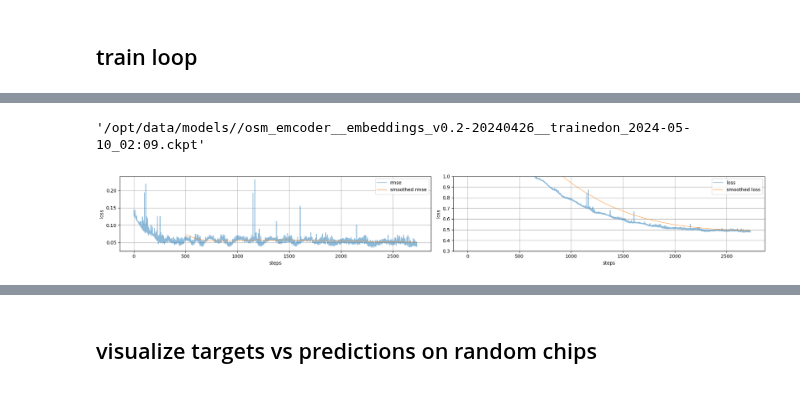
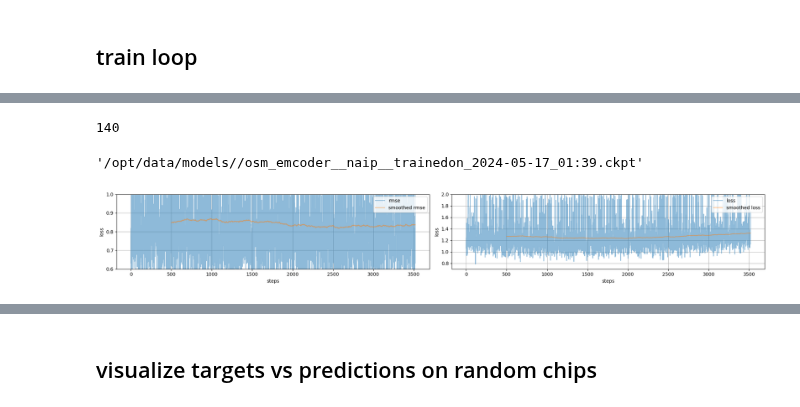
Before and after one commit to Clay-foundation/earth-text, a Jupyter notebook: notebooks/naip/08 - osm encoder.ipynb, the cells around one changed output, grey strips where cells are left out. Saved outputs shown, nothing was run; the diff lists cells and outputs as text; code cells hidden in the pictures.

Commit message:
naip search

```diff
--- a/notebooks/naip/08 - osm encoder.ipynb
+++ b/notebooks/naip/08 - osm encoder.ipynb
@@ -185,12 +165,16 @@ epoch  15 step 1185 loss 0.22552 rmse 0.03703 params 0.0190121 output_stdev 0.01
+# %%
+len(m.osm_tags_names)
+# %% [output]
+140
 # %%
 models_folder = "/opt/data/models/"
 # %%
 # save model
 from datetime import datetime
 models_folder = "/opt/data/models/"
-embeddings_version = conf.dataloader.embeddings_folder.split("/")[-1]
+embeddings_version = 'naip'
 nowstr = datetime.today().strftime("%Y-%m-%d_%H:%M")
-#model_name = f"osm_emcoder__{embeddings_version}__trainedon_{nowstr}"
+model_name = f"osm_emcoder__{embeddings_version}__trainedon_{nowstr}"
 model_conf_fname = f"{models_folder}/{model_name}.yaml"
 model_ckpt_fname = f"{models_folder}/{model_name}.ckpt"
 
@@ -200,21 +184,21 @@ torch.save(m.state_dict(), model_ckpt_fname)
 
 model_ckpt_fname
 # %% [output]
-'/opt/data/models//osm_emcoder__embeddings_v0.2-20240426__trainedon_2024-05-10_02:09.ckpt'
+'/opt/data/models//osm_emcoder__naip__trainedon_2024-05-17_01:39.ckpt'
 # %%
 def ploth(h, name='loss', ylim=None, ax=None):
     lossp = pd.DataFrame(h, columns=[name])
     lossp[f'smoothed {name}'] = lossp[name].rolling(500).mean()
     lossp.plot(alpha=.5, ax=ax)
     plt.grid(); plt.xlabel("steps"); plt.ylabel("loss")
     if ylim is not None:
         plt.ylim(*ylim)
 
 for ax,i in subplots(2, usizex=10):
-    if i==0: ploth(np.r_[rmseh], name='rmse', ax=ax)#, ylim=(-.01,15))
-    if i==1: ploth(lossh, name='loss', ax=ax, ylim=(0.3,1.))
+    if i==0: ploth(np.r_[rmseh], name='rmse', ax=ax, ylim=(.6,1))
+    if i==1: ploth(lossh, name='loss', ax=ax, ylim=(0.7,2))
 # %% [output]
-[figure, old version]
+[figure, new version]
 # %%
 o[-5:]
 # %% [output]
```
Also changed, not shown: parts of 21 cells of this notebook, 6 other files.
